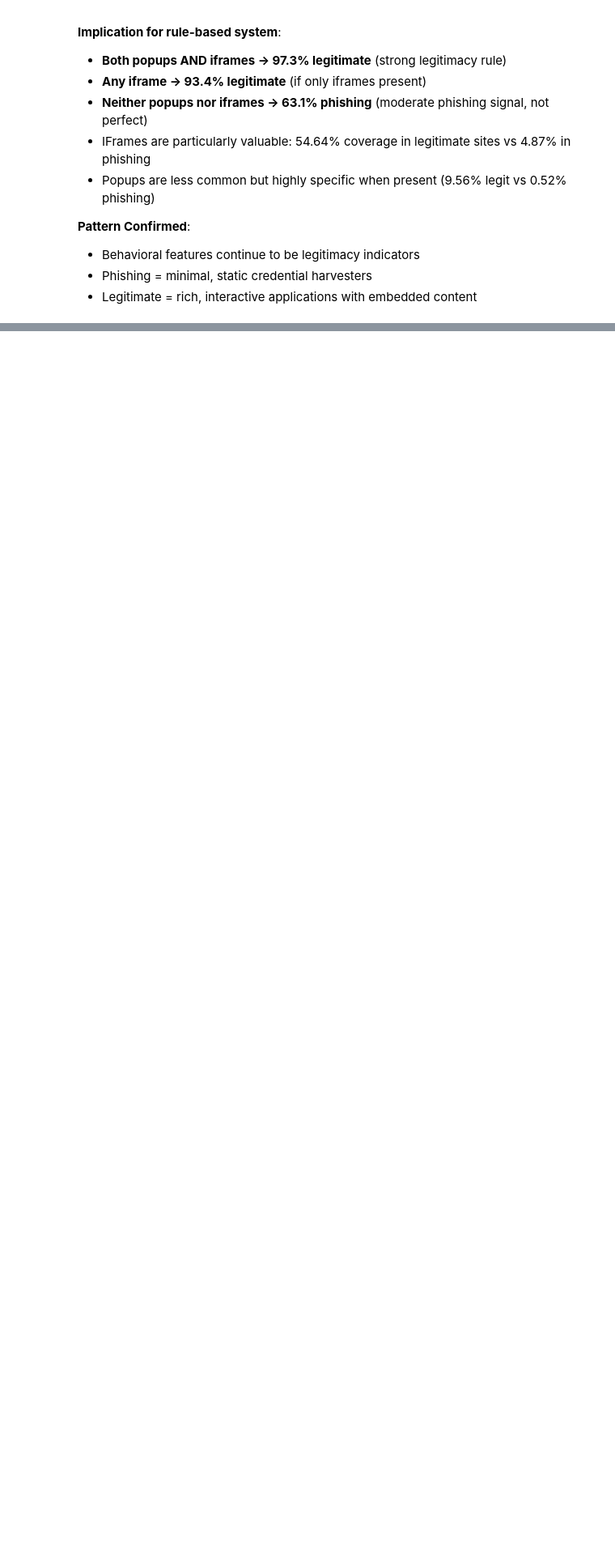
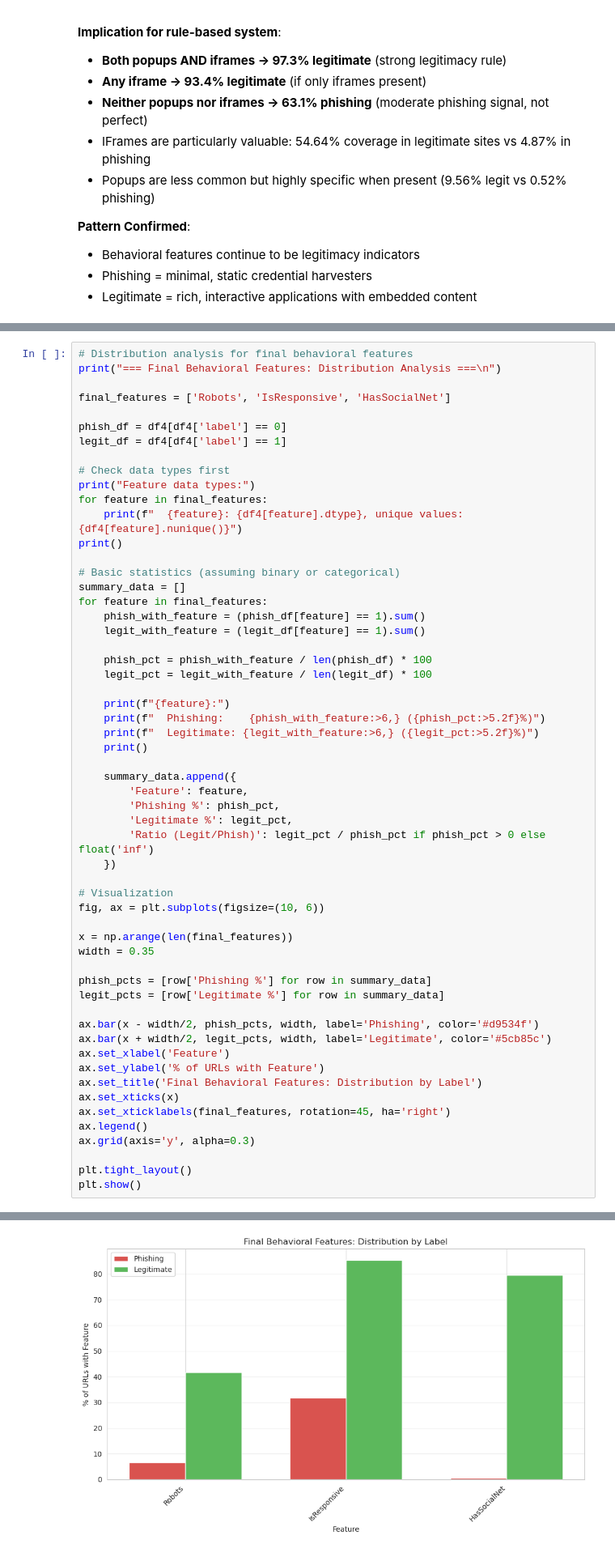
Before and after one commit to D0bledore/kaggle-phising-url-dataset, a Jupyter notebook: 1. Exploration.ipynb, the cells around one changed output, grey strips where cells are left out. Shown at 81% size. Saved outputs shown, nothing was run; the diff lists cells and outputs as text; blank space fills up the shorter version.

```diff
--- a/1. Exploration.ipynb
+++ b/1. Exploration.ipynb
@@ -4216,0 +4221,58 @@ NoOfiFrame:
+# %%
+# Distribution analysis for final behavioral features
+print("=== Final Behavioral Features: Distribution Analysis ===\n")
+
+final_features = ['Robots', 'IsResponsive', 'HasSocialNet']
+
+phish_df = df4[df4['label'] == 0]
+legit_df = df4[df4['label'] == 1]
+
+# Check data types first
+print("Feature data types:")
+for feature in final_features:
+    print(f"  {feature}: {df4[feature].dtype}, unique values: {df4[feature].nunique()}")
+print()
+
+# Basic statistics (assuming binary or categorical)
+summary_data = []
+for feature in final_features:
+    phish_with_feature = (phish_df[feature] == 1).sum()
+    legit_with_feature = (legit_df[feature] == 1).sum()
+
+    phish_pct = phish_with_feature / len(phish_df) * 100
+    legit_pct = legit_with_feature / len(legit_df) * 100
+
+    print(f"{feature}:")
+    print(f"  Phishing:    {phish_with_feature:>6,} ({phish_pct:>5.2f}%)")
+    print(f"  Legitimate: {legit_with_feature:>6,} ({legit_pct:>5.2f}%)")
+    print()
+
+    summary_data.append({
+        'Feature': feature,
+        'Phishing %': phish_pct,
+        'Legitimate %': legit_pct,
+        'Ratio (Legit/Phish)': legit_pct / phish_pct if phish_pct > 0 else float('inf')
+    })
+
+# Visualization
+fig, ax = plt.subplots(figsize=(10, 6))
+
+x = np.arange(len(final_features))
+width = 0.35
+
+phish_pcts = [row['Phishing %'] for row in summary_data]
+legit_pcts = [row['Legitimate %'] for row in summary_data]
+
+ax.bar(x - width/2, phish_pcts, width, label='Phishing', color='#d9534f')
+ax.bar(x + width/2, legit_pcts, width, label='Legitimate', color='#5cb85c')
+ax.set_xlabel('Feature')
+ax.set_ylabel('% of URLs with Feature')
+ax.set_title('Final Behavioral Features: Distribution by Label')
+ax.set_xticks(x)
+ax.set_xticklabels(final_features, rotation=45, ha='right')
+ax.legend()
+ax.grid(axis='y', alpha=0.3)
+
+plt.tight_layout()
+plt.show()
+# %% [output]
@@ -4216,0 +4297 @@ NoOfiFrame:
+[figure, added]
```
Also changed, not shown: parts of 9 cells of this notebook.
